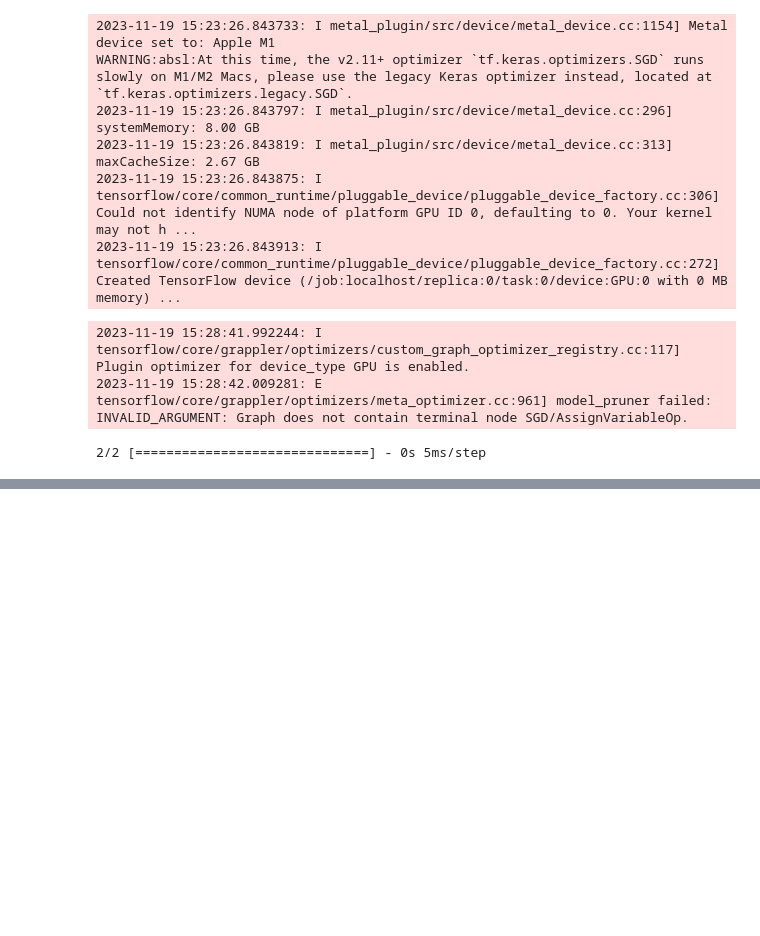
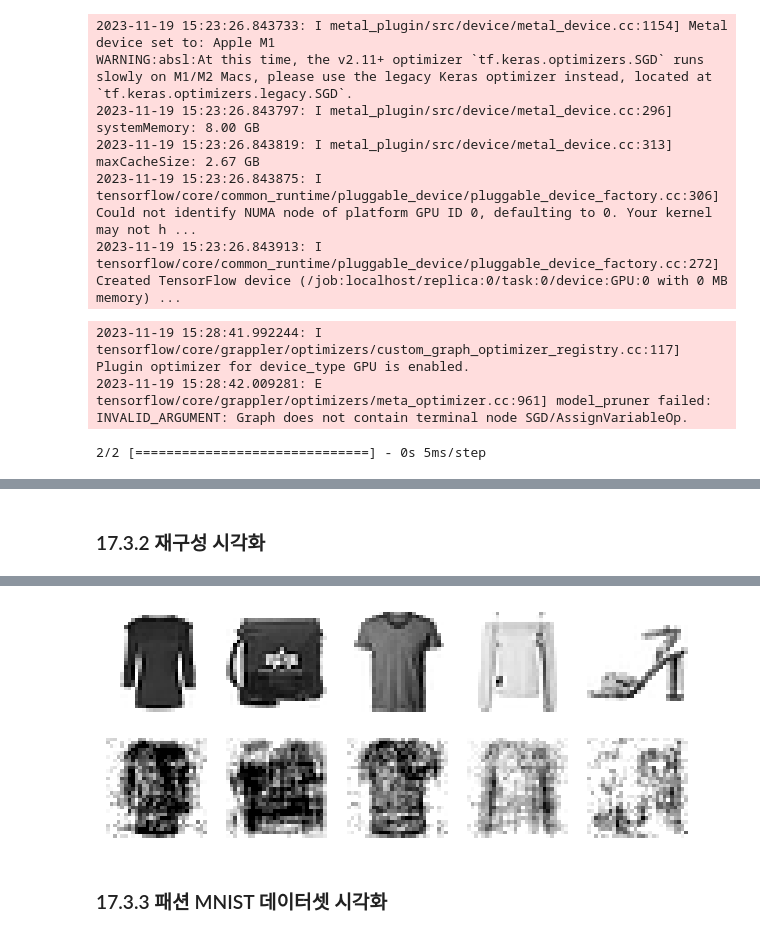
Before and after one commit to oneash98/HandsOnML, a Jupyter notebook: codes/17_autoencoders_gans_and_diffusion_models.ipynb, the cells around one changed output, grey strips where cells are left out. Drawn from its saved outputs; the diff is of its cells as text; code cells hidden in the pictures; blank space fills up the shorter version.

```diff
--- a/codes/17_autoencoders_gans_and_diffusion_models.ipynb
+++ b/codes/17_autoencoders_gans_and_diffusion_models.ipynb
@@ -53,0 +58,21 @@ codings = encoder.predict(X_train)
+# %%
+fashion_mnist = tf.keras.datasets.fashion_mnist.load_data()
+(X_train_full, y_train_full), (X_test, y_test) = fashion_mnist
+X_train_full = X_train_full.astype(np.float32) / 255
+X_test = X_test.astype(np.float32) / 255
+X_train, X_valid = X_train_full[:-5000], X_train_full[-5000:]
+y_train, y_valid = y_train_full[:-5000], y_train_full[-5000:]
+# %%
+stacked_encoder = tf.keras.Sequential([
+    tf.keras.layers.Flatten(),
+    tf.keras.layers.Dense(100, activation='relu'),
+    tf.keras.layers.Dense(30, activation='relu')
+])
+stacked_decoder = tf.keras.Sequential([
+    tf.keras.layers.Dense(100, activation='relu'),
+    tf.keras.layers.Dense(28 * 28),
+    tf.keras.layers.Reshape([28, 28])
+])
+stacked_ae = tf.keras.Sequential([stacked_encoder, stacked_decoder])
+stacked_ae.compile(loss = 'mse', optimizer='nadam')
+history = stacked_ae.fit(X_train, X_train, epochs=20, validation_data=(X_valid, X_valid))
@@ -53,0 +104,18 @@ codings = encoder.predict(X_train)
+# %% [markdown]
+### 17.3.2 재구성 시각화
+# %%
+def plot_reconstructions(model, images=X_valid, n_images=5):
+    reconstructions = np.clip(model.predict(images[:n_images]), 0, 1)
+    fig = plt.figure(figsize = (n_images * 1.5, 3))
+
+    for image_index in range(n_images):
+        plt.subplot(2, n_images, 1 + image_index)
+        plt.imshow(images[image_index], cmap='binary')
+        plt.axis('off')
+        plt.subplot(2, n_images, 1 + n_images + image_index)
+        plt.imshow(reconstructions[image_index], cmap='binary')
+        plt.axis('off')
+
+plot_reconstructions(stacked_ae)
+plt.show()
+# %% [output]
@@ -53,0 +123,3 @@ codings = encoder.predict(X_train)
+[figure, added]
+# %% [markdown]
+### 17.3.3 패션 MNIST 데이터셋 시각화
```
Also changed, not shown: parts of 15 cells of this notebook.
